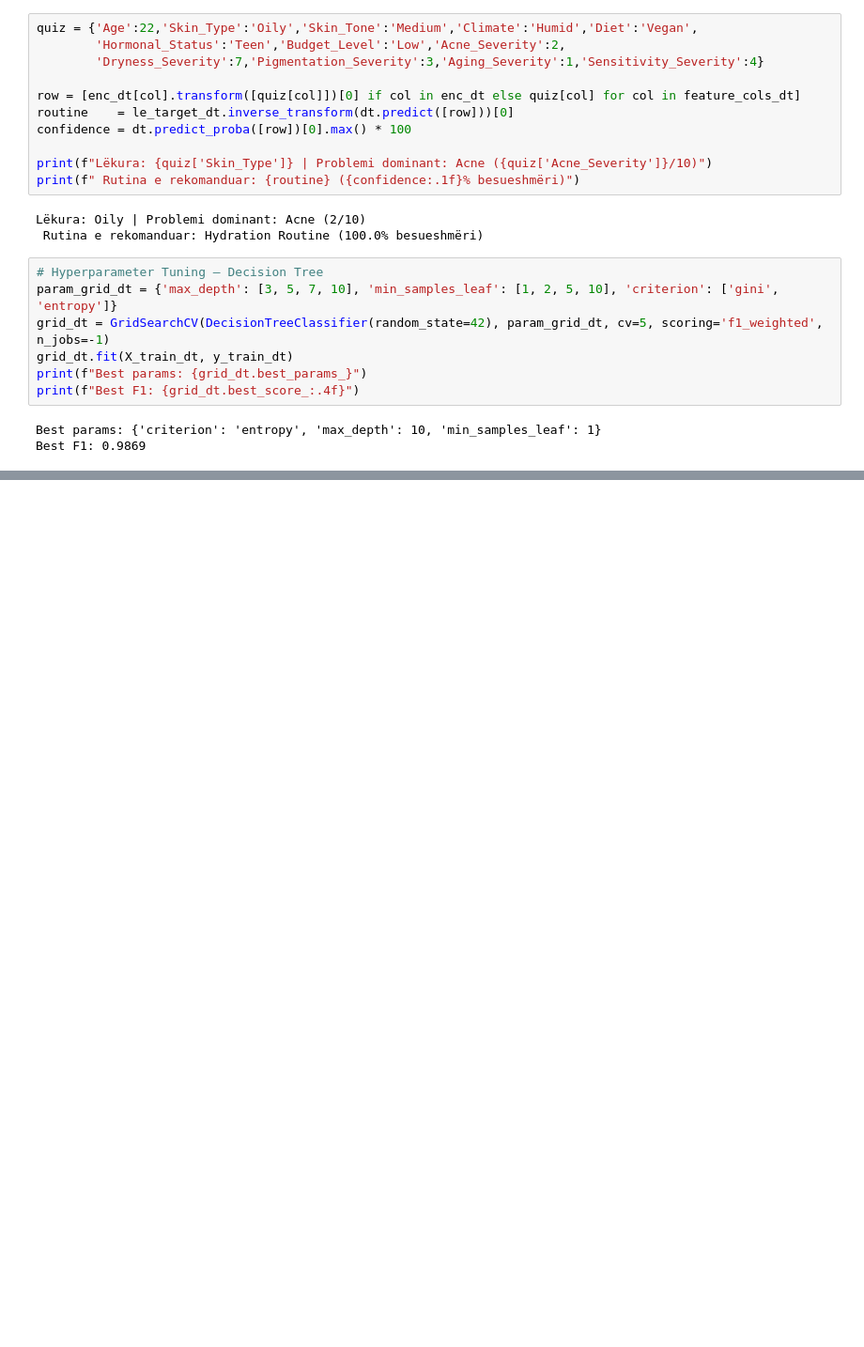
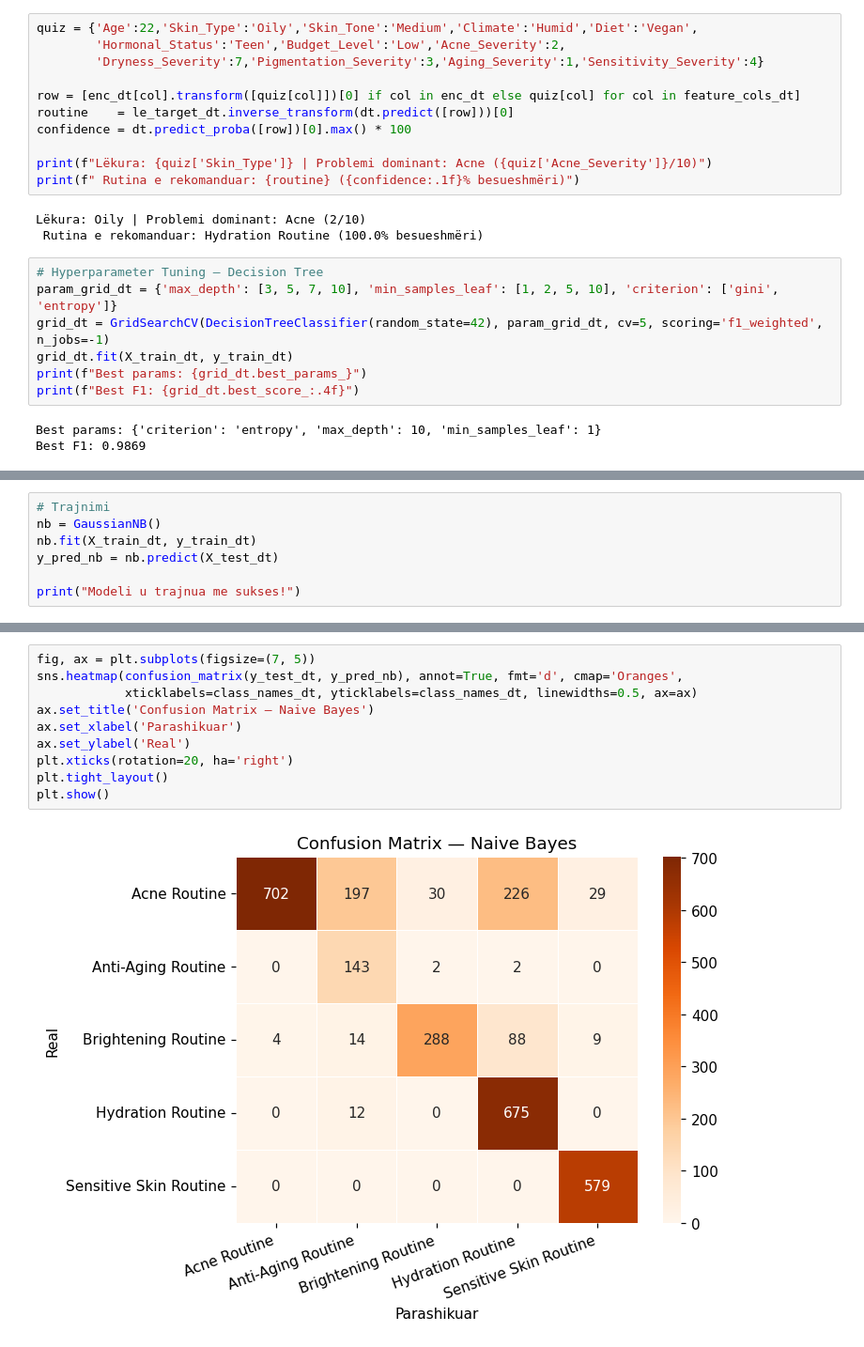
Before and after one commit to Sara587979/AI-Skincare-Personalization, a Jupyter notebook: skincare_ml.ipynb, the cells around one changed output, grey strips where cells are left out. Shown at 94% size. Cells and saved outputs as stored; diff of their text form; blank space fills up the shorter version.

Commit message:
Gaussian Naive Bayes classification

```diff
--- a/skincare_ml.ipynb
+++ b/skincare_ml.ipynb
@@ -656,0 +659,7 @@ Best F1: 0.9869
+# %%
+# Trajnimi
+nb = GaussianNB()
+nb.fit(X_train_dt, y_train_dt)
+y_pred_nb = nb.predict(X_test_dt)
+
+print("Modeli u trajnua me sukses!")
@@ -656,0 +692,12 @@ Best F1: 0.9869
+# %%
+fig, ax = plt.subplots(figsize=(7, 5))
+sns.heatmap(confusion_matrix(y_test_dt, y_pred_nb), annot=True, fmt='d', cmap='Oranges',
+            xticklabels=class_names_dt, yticklabels=class_names_dt, linewidths=0.5, ax=ax)
+ax.set_title('Confusion Matrix — Naive Bayes')
+ax.set_xlabel('Parashikuar')
+ax.set_ylabel('Real')
+plt.xticks(rotation=20, ha='right')
+plt.tight_layout()
+plt.show()
+# %% [output]
+[figure, added]
```
Also changed, not shown: parts of 4 cells of this notebook.
